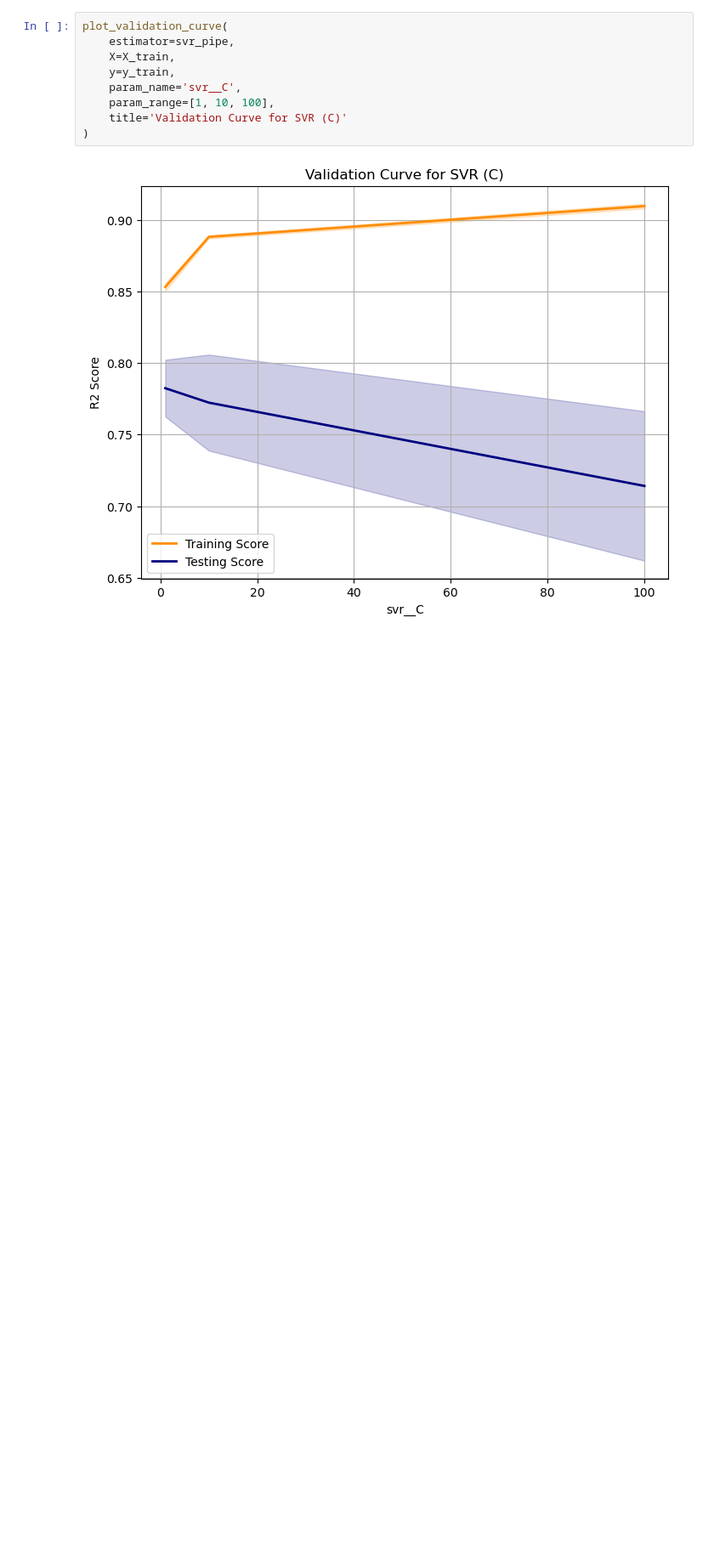
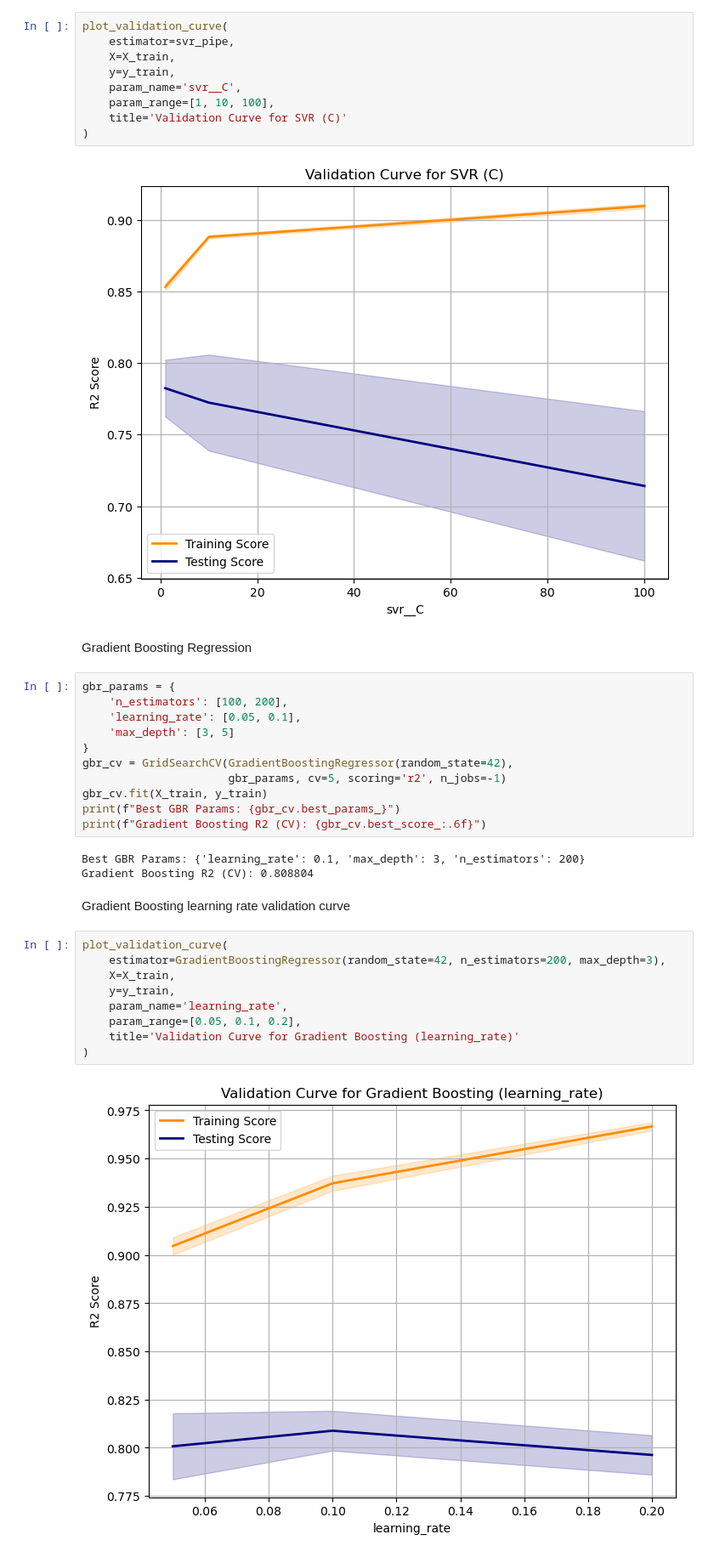
Before and after one commit to KishanSingh2003/House-Price-Pediction, a Jupyter notebook: HousePricePrediction/Training_Models.ipynb, the cells around one changed output. Shown at 85% size. Drawn from its saved outputs; the diff is of its cells as text; blank space fills up the shorter version.

Commit message:
Adding Gradient Boosting Model/ Validation Curve

```diff
--- a/HousePricePrediction/Training_Models.ipynb
+++ b/HousePricePrediction/Training_Models.ipynb
@@ -254,3 +254,32 @@ plot_validation_curve(
 )
 # %% [output]
 [figure]
+# %% [markdown]
+Gradient Boosting Regression
+# %%
+gbr_params = {
+    'n_estimators': [100, 200],
+    'learning_rate': [0.05, 0.1],
+    'max_depth': [3, 5]
+}
+gbr_cv = GridSearchCV(GradientBoostingRegressor(random_state=42),
+                      gbr_params, cv=5, scoring='r2', n_jobs=-1)
+gbr_cv.fit(X_train, y_train)
+print(f"Best GBR Params: {gbr_cv.best_params_}")
+print(f"Gradient Boosting R2 (CV): {gbr_cv.best_score_:.6f}")
+# %% [output]
+Best GBR Params: {'learning_rate': 0.1, 'max_depth': 3, 'n_estimators': 200}
+Gradient Boosting R2 (CV): 0.808804
+# %% [markdown]
+Gradient Boosting learning rate validation curve
+# %%
+plot_validation_curve(
+    estimator=GradientBoostingRegressor(random_state=42, n_estimators=200, max_depth=3),
+    X=X_train,
+    y=y_train,
+    param_name='learning_rate',
+    param_range=[0.05, 0.1, 0.2],
+    title='Validation Curve for Gradient Boosting (learning_rate)'
+)
+# %% [output]
+[figure, added]
```
